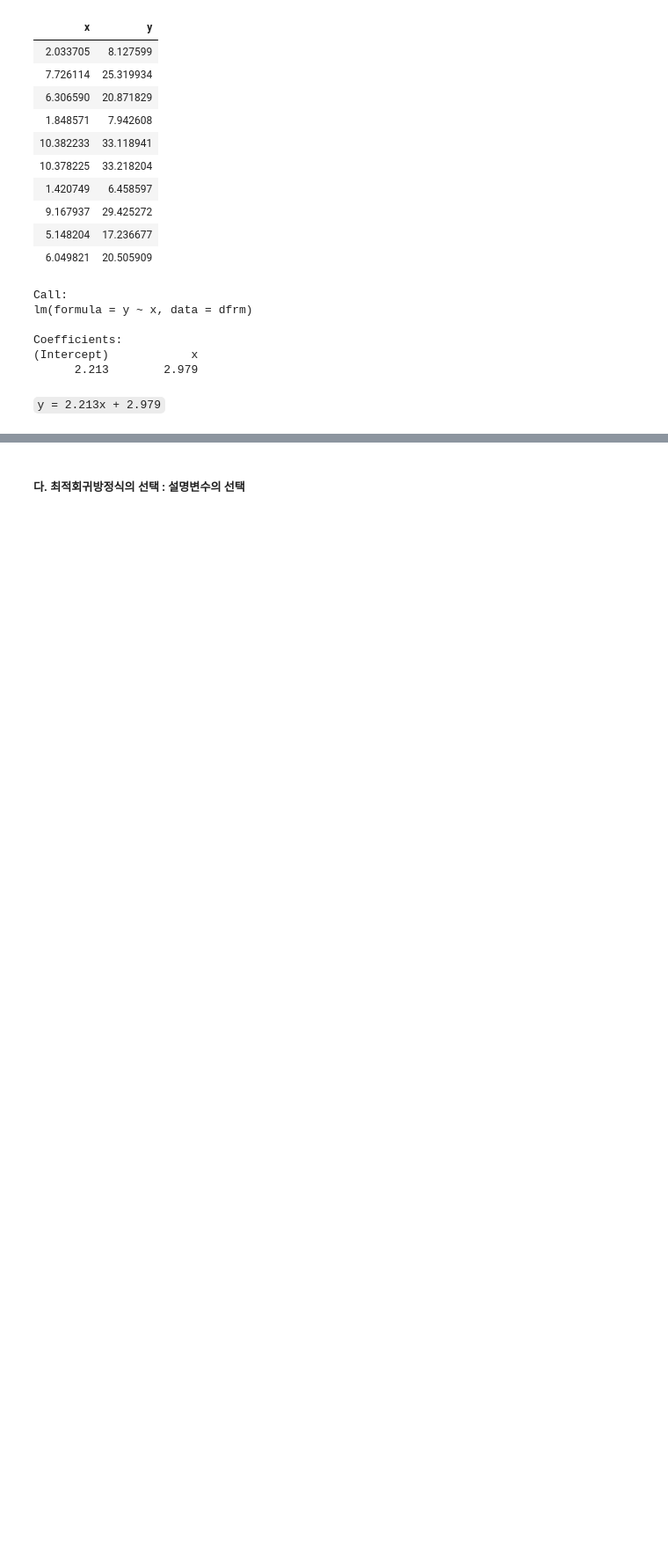
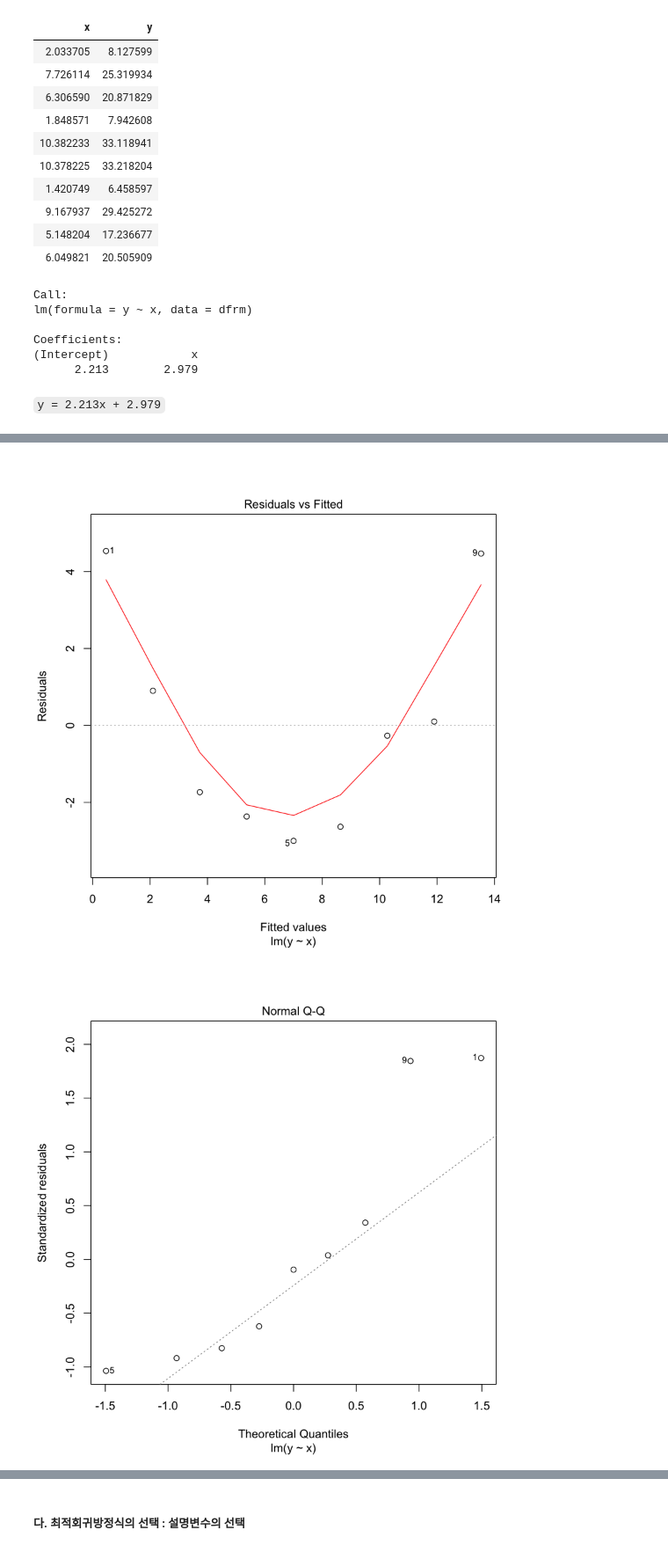
Before and after one commit to liberalapes/ADsP_summary, a Jupyter notebook: ADsP_Chp_04_02_02.ipynb, the cells around one changed output, grey strips where cells are left out. Shown at 88% size. Cells and saved outputs as stored; diff of their text form; code cells hidden in the pictures; blank space fills up the shorter version.

```diff
--- a/ADsP_Chp_04_02_02.ipynb
+++ b/ADsP_Chp_04_02_02.ipynb
@@ -321,0 +616,5 @@ Coefficients:
+# %%
+plot(lm(y~x, data=df1))
+# %% [output]
+[figure, added]
+[figure, added]
```
Also changed, not shown: parts of 66 cells of this notebook.
